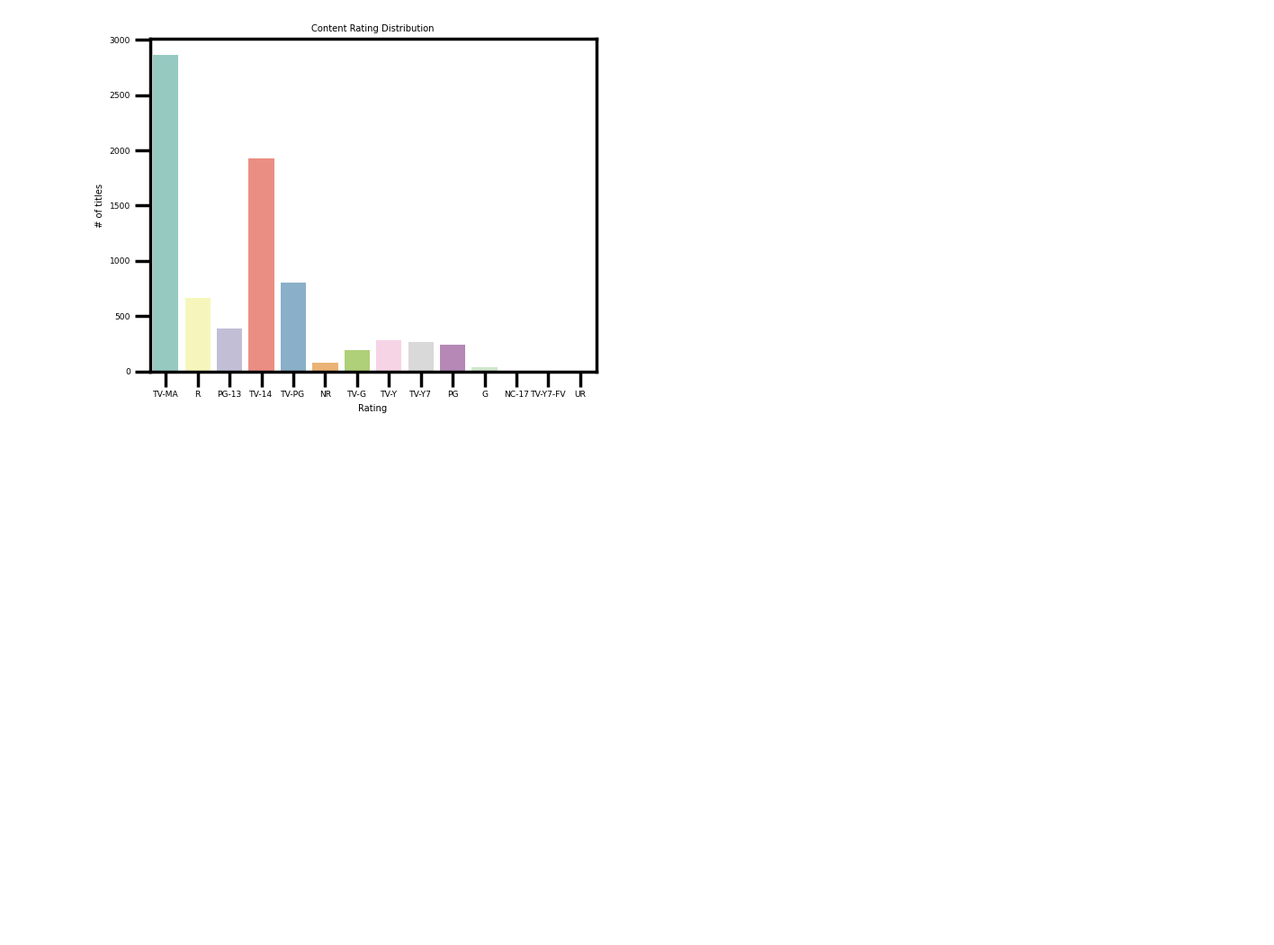
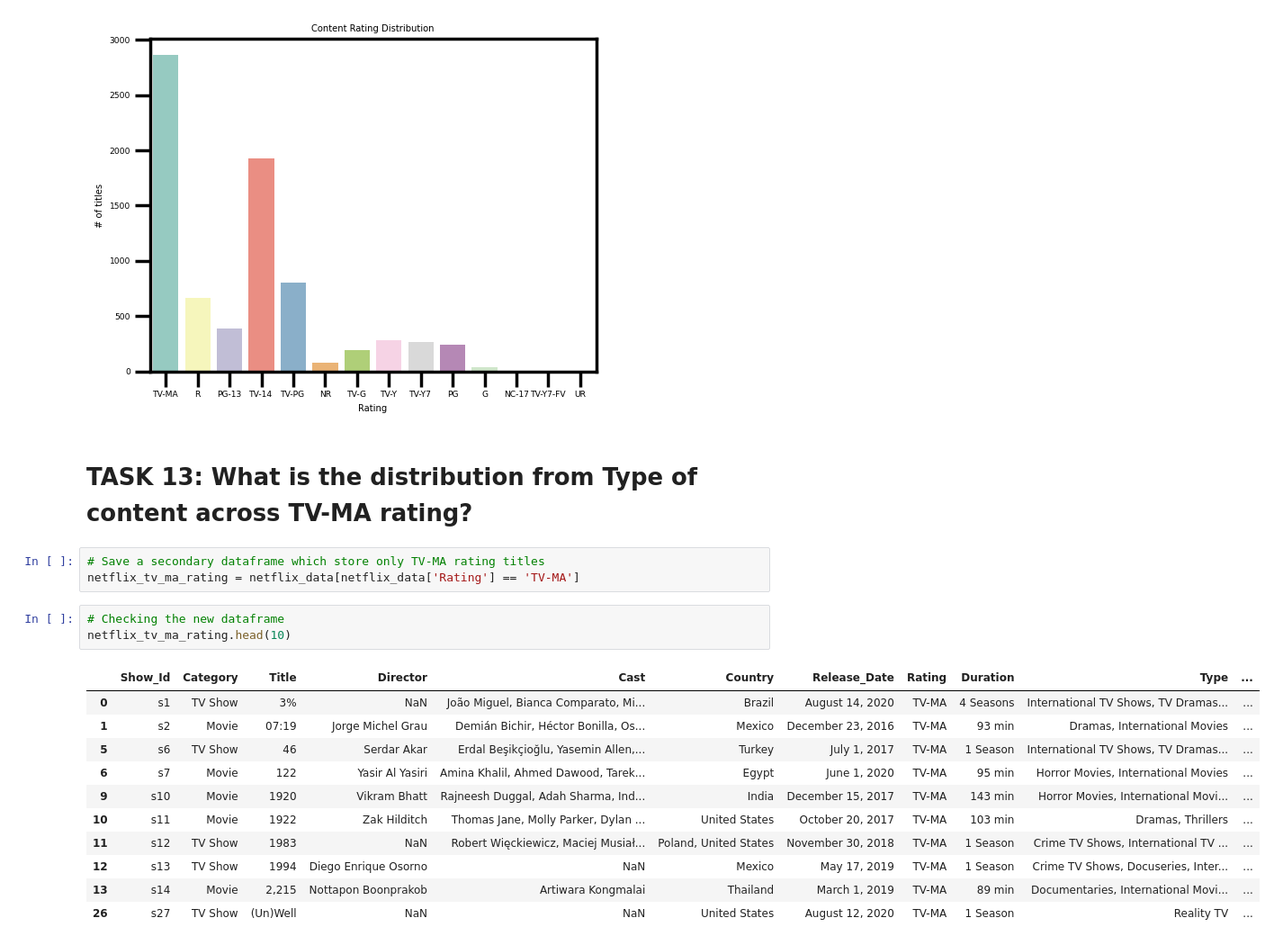
Before and after one commit to RuloVH7/netflixProject, a Jupyter notebook: netflixProject.ipynb, the cells around one changed output. Shown at 90% size. Drawn from its saved outputs; the diff is of its cells as text; blank space fills up the shorter version.

Commit message:
Update file
Added Task 13

```diff
--- a/netflixProject.ipynb
+++ b/netflixProject.ipynb
@@ -582,3 +600,23 @@ bar_graph3.set_ylabel('# of titles')
 plt.show()
 # %% [output]
 [figure]
+# %% [markdown]
+# TASK 13: What is the distribution from Type of content across TV-MA rating?
+# %%
+# Save a secondary dataframe which store only TV-MA rating titles
+netflix_tv_ma_rating = netflix_data[netflix_data['Rating'] == 'TV-MA']
+# %%
+# Checking the new dataframe
+netflix_tv_ma_rating.head(10)
+# %% [output]
+|  | Show_Id | Category | Title | Director | Cast | Country | Release_Date | Rating | Duration | Type | ... |
+| 0 | s1 | TV Show | 3% | NaN | João Miguel, Bianca Comparato, Mi... | Brazil | August 14, 2020 | TV-MA | 4 Seasons | International TV Shows, TV Dramas... | ... |
+| 1 | s2 | Movie | 07:19 | Jorge Michel Grau | Demián Bichir, Héctor Bonilla, Os... | Mexico | December 23, 2016 | TV-MA | 93 min | Dramas, International Movies | ... |
+| 5 | s6 | TV Show | 46 | Serdar Akar | Erdal Beşikçioğlu, Yasemin Allen,... | Turkey | July 1, 2017 | TV-MA | 1 Season | International TV Shows, TV Dramas... | ... |
+| 6 | s7 | Movie | 122 | Yasir Al Yasiri | Amina Khalil, Ahmed Dawood, Tarek... | Egypt | June 1, 2020 | TV-MA | 95 min | Horror Movies, International Movies | ... |
+| 9 | s10 | Movie | 1920 | Vikram Bhatt | Rajneesh Duggal, Adah Sharma, Ind... | India | December 15, 2017 | TV-MA | 143 min | Horror Movies, International Movi... | ... |
+| 10 | s11 | Movie | 1922 | Zak Hilditch | Thomas Jane, Molly Parker, Dylan ... | United States | October 20, 2017 | TV-MA | 103 min | Dramas, Thrillers | ... |
+| 11 | s12 | TV Show | 1983 | NaN | Robert Więckiewicz, Maciej Musiał... | Poland, United States | November 30, 2018 | TV-MA | 1 Season | Crime TV Shows, International TV ... | ... |
+| 12 | s13 | TV Show | 1994 | Diego Enrique Osorno | NaN | Mexico | May 17, 2019 | TV-MA | 1 Season | Crime TV Shows, Docuseries, Inter... | ... |
+| 13 | s14 | Movie | 2,215 | Nottapon Boonprakob | Artiwara Kongmalai | Thailand | March 1, 2019 | TV-MA | 89 min | Documentaries, International Movi... | ... |
+| 26 | s27 | TV Show | (Un)Well | NaN | NaN | United States | August 12, 2020 | TV-MA | 1 Season | Reality TV | ... |
```
Also changed, not shown: parts of 19 cells of this notebook.
